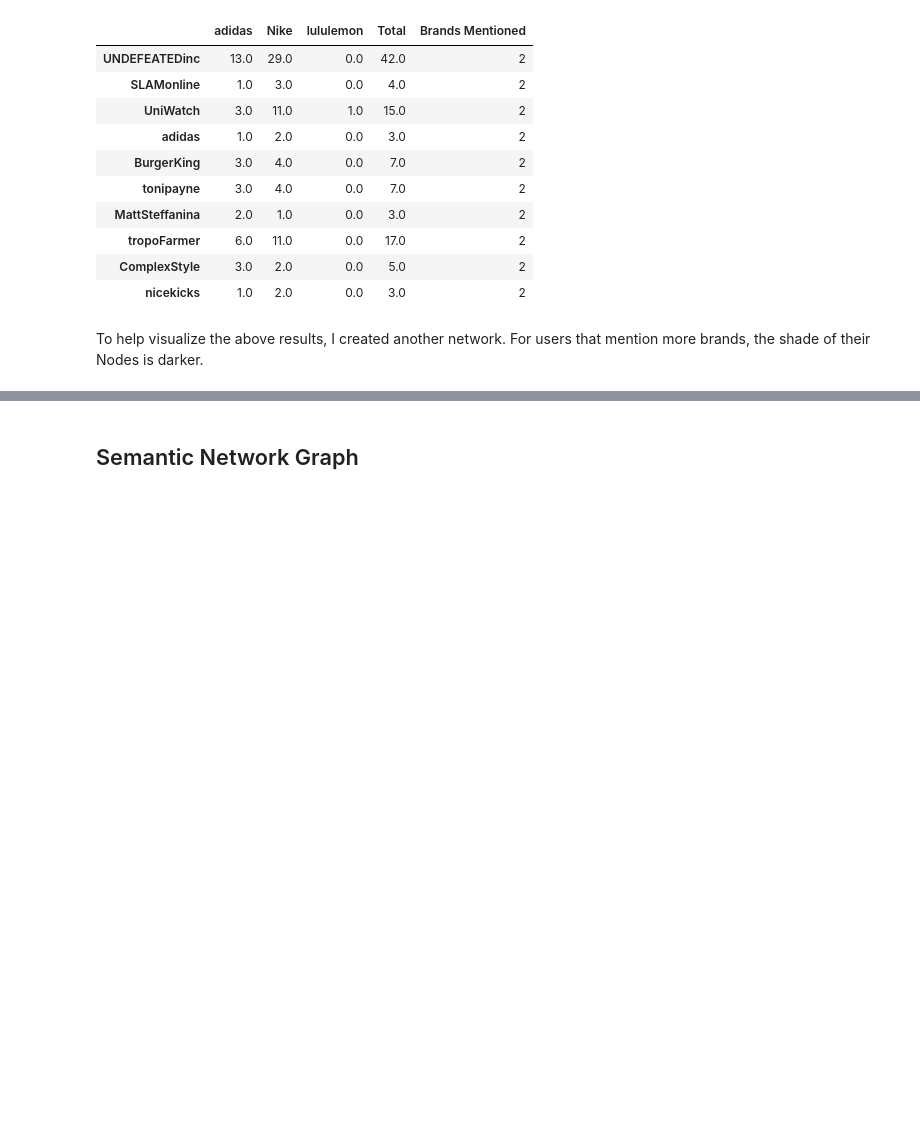
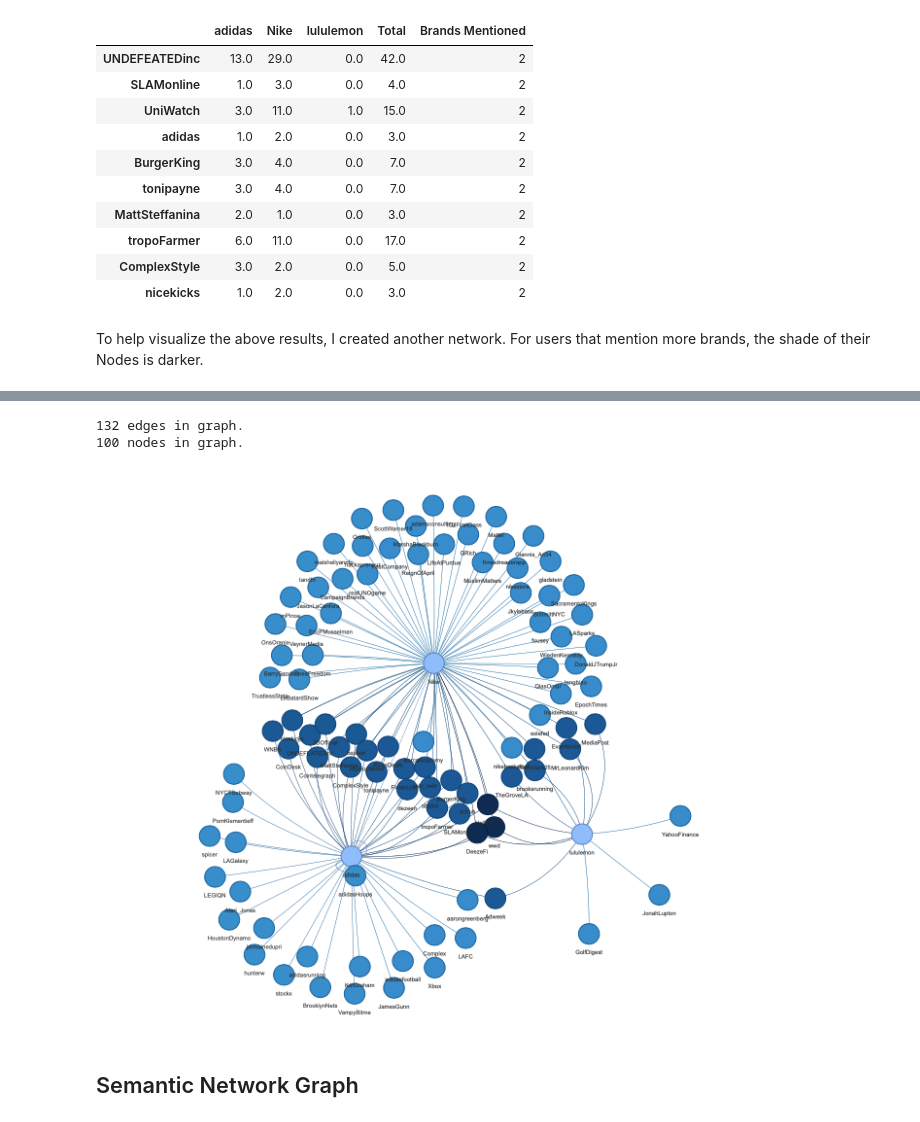
Before and after one commit to iffigueroa/text-marketing-analytics, a Jupyter notebook: dtsa_5800_network_analysis_project.ipynb, the cells around one changed output, grey strips where cells are left out. Cells and saved outputs as stored; diff of their text form; code cells hidden in the pictures; blank space fills up the shorter version.

```diff
--- a/dtsa_5800_network_analysis_project.ipynb
+++ b/dtsa_5800_network_analysis_project.ipynb
@@ -485,3 +463,9 @@ temp_graph.html
+# %%
+display_graph(nt_mentions_by_brand, "mentions_by_brand")
+# %% [output]
+132 edges in graph.
+100 nodes in graph.
+[figure, added]
 # %% [markdown]
 ## Semantic Network Graph
 # %%
```
Also changed, not shown: parts of 19 cells of this notebook.
